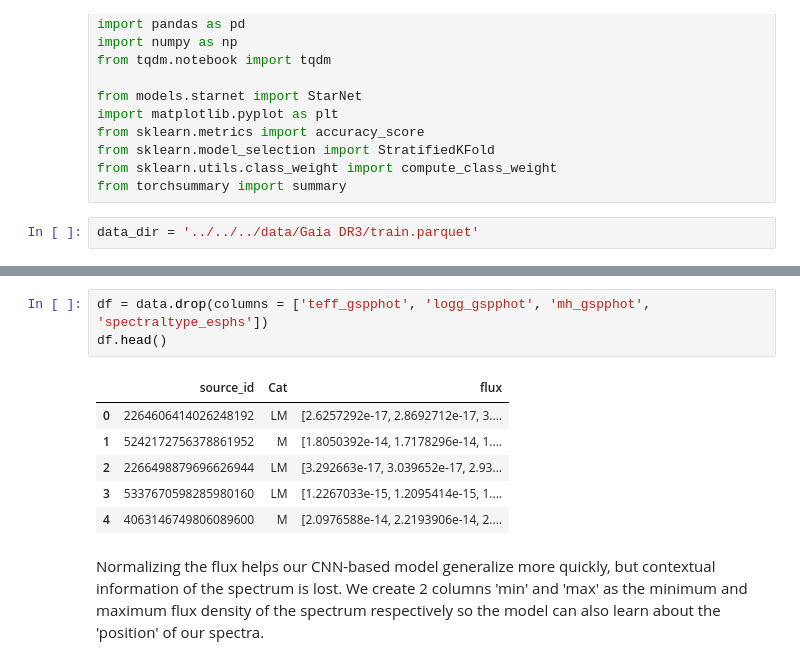
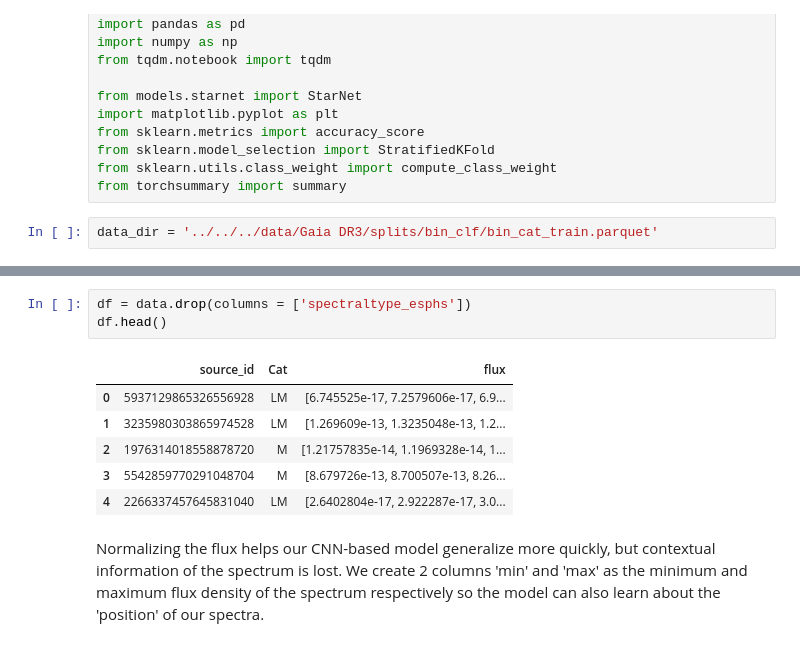
Before and after one commit to bananya-ml/research, a Jupyter notebook: notebooks/deep networks/classification/train_starnet.ipynb, the cells around one changed output, grey strips where cells are left out. Drawn from its saved outputs; the diff is of its cells as text.

```diff
--- a/notebooks/deep networks/classification/train_starnet.ipynb
+++ b/notebooks/deep networks/classification/train_starnet.ipynb
@@ -16,7 +16,7 @@ from sklearn.model_selection import StratifiedKFold
 from sklearn.utils.class_weight import compute_class_weight
 from torchsummary import summary
 # %%
-data_dir = '../../../data/Gaia DR3/train.parquet'
+data_dir = '../../../data/Gaia DR3/splits/bin_clf/bin_cat_train.parquet'
 # %%
 data = pd.read_parquet(data_dir)
 data.head(5)
@@ -30,13 +30,13 @@ data.head(5)
 # %%
-df = data.drop(columns = ['teff_gspphot', 'logg_gspphot', 'mh_gspphot', 'spectraltype_esphs'])
+df = data.drop(columns = ['spectraltype_esphs'])
 df.head()
 # %% [output]
 |  | source_id | Cat | flux |
-| 0 | 2264606414026248192 | LM | [2.6257292e-17, 2.8692712e-17, 3.... |
-| 1 | 5242172756378861952 | M | [1.8050392e-14, 1.7178296e-14, 1.... |
-| 2 | 2266498879696626944 | LM | [3.292663e-17, 3.039652e-17, 2.93... |
-| 3 | 5337670598285980160 | LM | [1.2267033e-15, 1.2095414e-15, 1.... |
-| 4 | 4063146749806089600 | M | [2.0976588e-14, 2.2193906e-14, 2.... |
+| 0 | 5937129865326556928 | LM | [6.745525e-17, 7.2579606e-17, 6.9... |
+| 1 | 3235980303865974528 | LM | [1.269609e-13, 1.3235048e-13, 1.2... |
+| 2 | 1976314018558878720 | M | [1.21757835e-14, 1.1969328e-14, 1... |
+| 3 | 5542859770291048704 | M | [8.679726e-13, 8.700507e-13, 8.26... |
+| 4 | 2266337457645831040 | LM | [2.6402804e-17, 2.922287e-17, 3.0... |
 # %% [markdown]
 Normalizing the flux helps our CNN-based model generalize more quickly, but contextual information of the spectrum is lost. We create 2 columns 'min' and 'max' as the minimum and maximum flux density of the spectrum respectively so the model can also learn about the 'position' of our spectra.
 # %%
```
Also changed, not shown: parts of 7 cells of this notebook, 21 other files.
